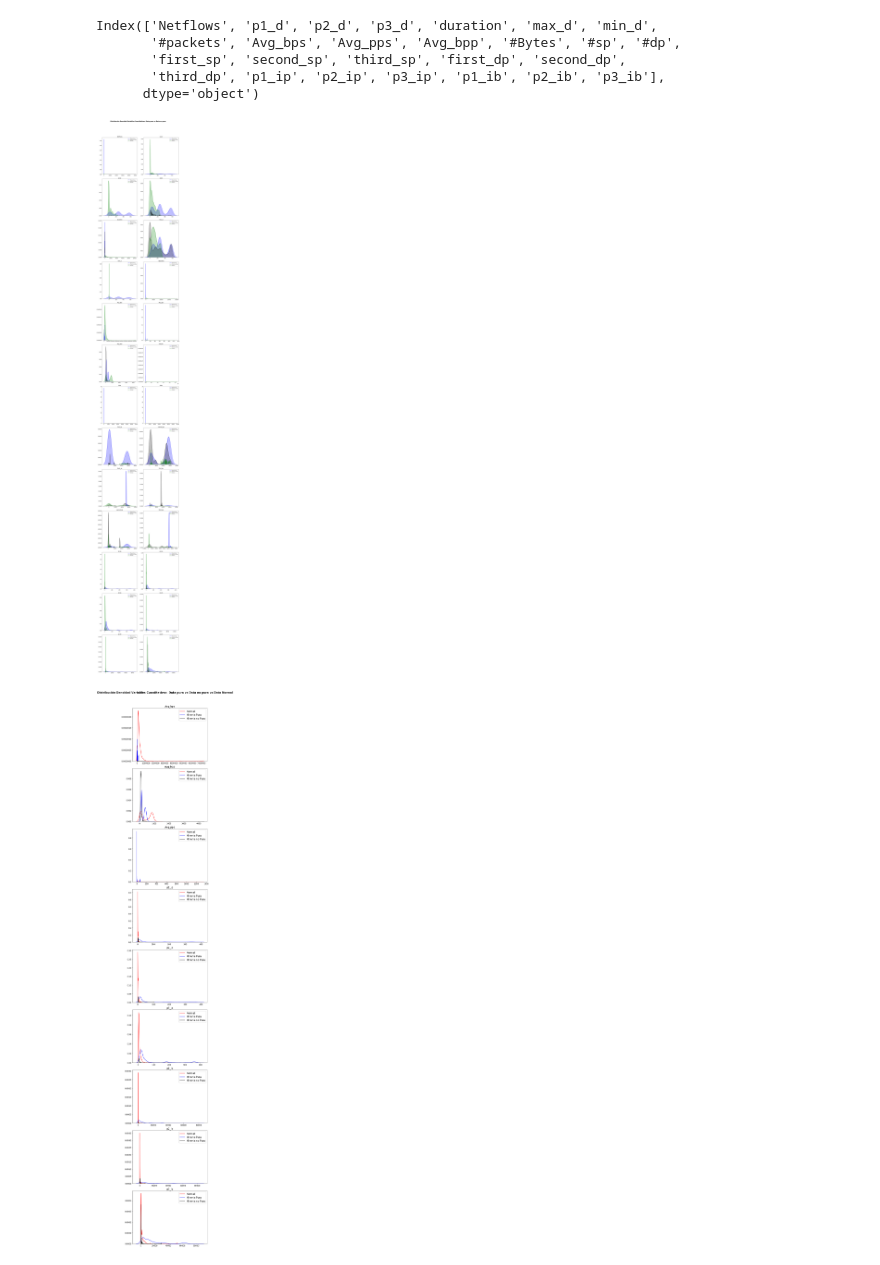
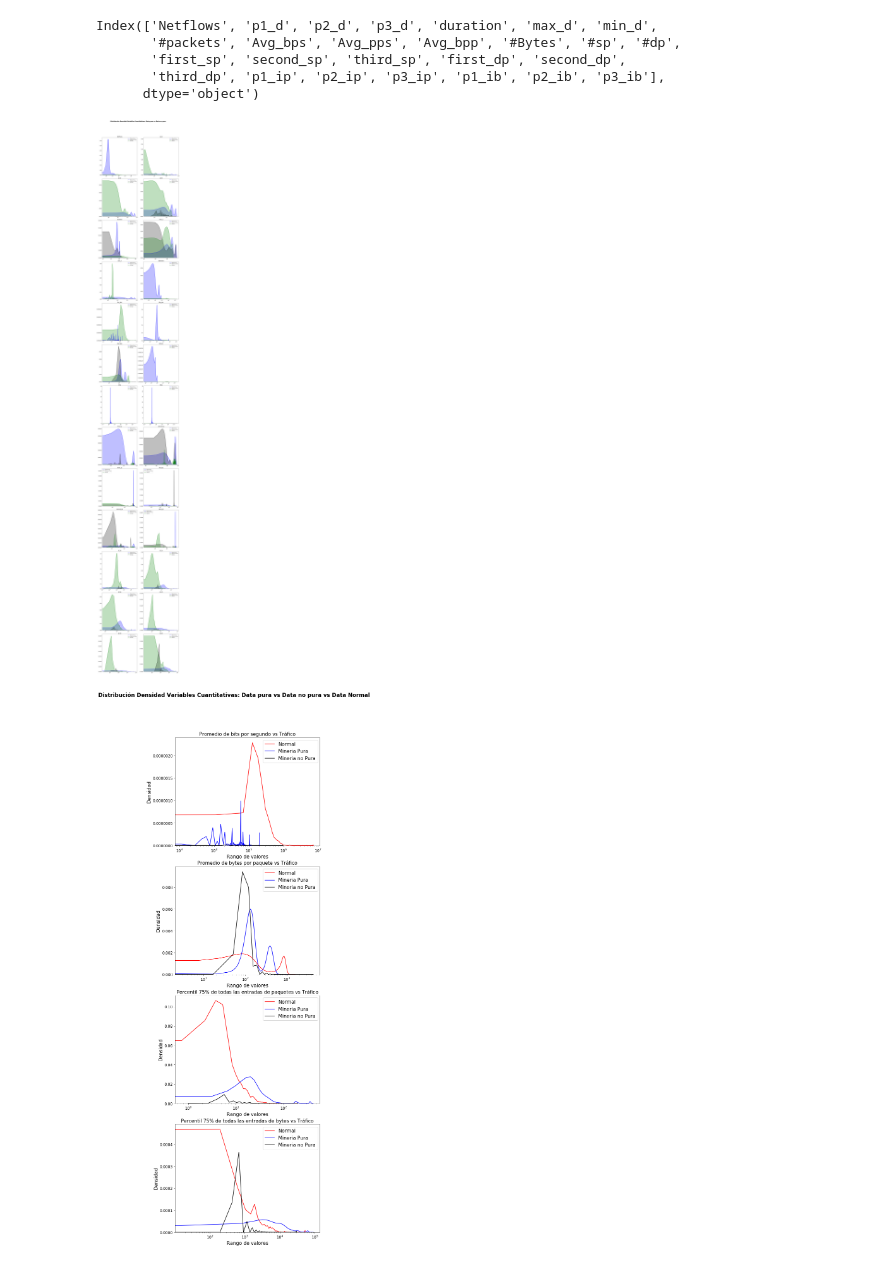
Before and after one commit to Kaiziferr/-Miner_Detector, a Jupyter notebook: PDG/Untitled.ipynb, the cells around one changed output. Drawn from its saved outputs; the diff is of its cells as text; code cells hidden in the pictures.

```diff
--- a/PDG/Untitled.ipynb
+++ b/PDG/Untitled.ipynb
@@ -129,29 +129,33 @@ for i, col in enumerate(Feature_Selection[0:len(Feature_Selection)]):
     ax[i].tick_params(labelsize = 12)
     ax[i].set_xlabel("", size=9)
     ax[i].legend()
+    ax[i].set(xscale="log")
 
 fig.tight_layout()
 plt.subplots_adjust(top = 0.95)
 fig.suptitle('Distribución Densidad Variables Cuantitativas: Data pura vs Data no pura', fontsize = 17, fontweight = "bold");
 # %% [output]
-[figure, old version]
+[figure, new version]
 # %%
-best_feature_pure = ['Avg_bps','Avg_bpp' ,'Avg_pps','p1_ip','p2_ip','p3_ip','p1_ib','p2_ib','p3_ib']
+best_feature_pure = ['Avg_bps','Avg_bpp','p3_ip','p3_ib']
+names = ['Promedio de bits por segundo', 'Promedio de bytes por paquete','Percentil 75% de todas las entradas de paquetes', 'Percentil 75% de todas las entradas de bytes']
 
-fig, ax = plt.subplots(nrows = 9, ncols = 1, figsize = (8,50))
+fig, ax = plt.subplots(nrows = 4, ncols = 1, figsize = (8,25))
 ax = ax.flat
 for i, col in enumerate(best_feature_pure):
     sns.kdeplot(data_A[data_A['Type'] == 'not_mine'][col], color='red', shade=False, ax = ax[i], label = "Normal")
     sns.kdeplot(data_A[data_A['Type'] == 'mine'][col], color='blue', shade=False, ax = ax[i], label = "Mineria Pura")
     sns.kdeplot(data_B[data_B['Type'] == 'mine'][col], color='black', shade=False, ax = ax[i], label = "Mineria no Pura")
 
-    ax[i].set_title(col, size = 15)
+    ax[i].set_title(f'{names[i]} vs Tráfico', size = 15)
     ax[i].tick_params(labelsize = 12)
-    ax[i].set_xlabel("", size=9)
+    ax[i].set_xlabel("Rango de valores", fontsize=15)
+    ax[i].set_ylabel("Densidad",fontsize=15)
     ax[i].legend(fontsize = 15)
+    ax[i].set(xscale="log")
 
 fig.tight_layout()
-plt.subplots_adjust(top = 0.95)
+plt.subplots_adjust(top = 0.90)
 fig.suptitle('Distribución Densidad Variables Cuantitativas: Data pura vs Data no pura vs Data Normal', fontsize = 17, fontweight = "bold");
 # %% [output]
-[figure, old version]
+[figure, new version]
```
Also changed, not shown: parts of 5 cells of this notebook, 1 other file.
